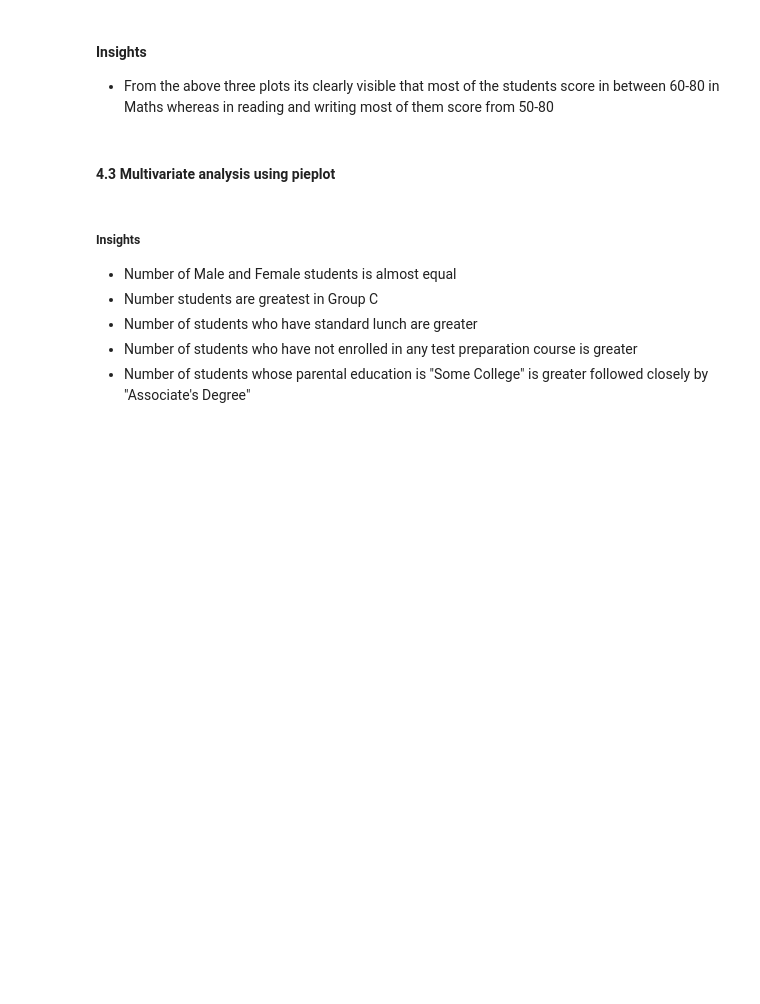
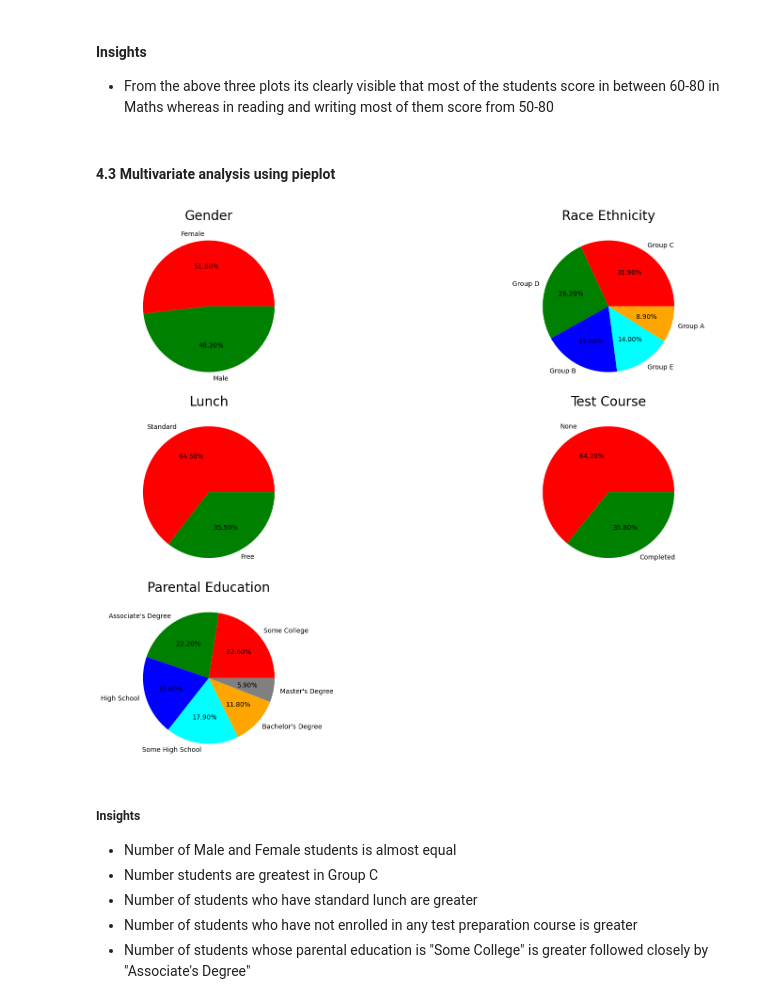
Before and after one commit to SkikriHassane01/Student-Exam-Performance-Predictor-end-to-end-project, a Jupyter notebook: notebook/1 . EDA STUDENT PERFORMANCE .ipynb, the cells around one changed output. Saved outputs shown, nothing was run; the diff lists cells and outputs as text; code cells hidden in the pictures; blank space fills up the shorter version.

```diff
--- a/notebook/1 . EDA STUDENT PERFORMANCE .ipynb
+++ b/notebook/1 . EDA STUDENT PERFORMANCE .ipynb
@@ -389,65 +402,71 @@ plt.show()
 # %% [markdown]
 #### 4.3 Multivariate analysis using pieplot
 # %%
-plt.rcParams['figure.figsize'] = (30, 12)
+plt.rcParams['figure.figsize'] = (18, 12)
 
-plt.subplot(1, 5, 1)
+# pie 1
+plt.subplot(3, 2, 1)
 size = df['gender'].value_counts()
 labels = 'Female', 'Male'
 color = ['red','green']
 
 
-plt.pie(size, colors = color, labels = labels,autopct = '.%2f%%')
+plt.pie(size, colors = color, labels = labels,autopct = '%.2f%%')
 plt.title('Gender', fontsize = 20)
 plt.axis('off')
 
 
-
-plt.subplot(1, 5, 2)
-size = df['race/ethnicity'].value_counts()
+#pie2
+plt.subplot(3, 2, 2)
+size = df['race_ethnicity'].value_counts()
 labels = 'Group C', 'Group D','Group B','Group E','Group A'
 color = ['red', 'green', 'blue', 'cyan','orange']
 
-plt.pie(size, colors = color,labels = labels,autopct = '.%2f%%')
-plt.title('Race/Ethnicity', fontsize = 20)
+plt.pie(size, colors = color,labels = labels,autopct = '%.2f%%')
+plt.title('Race Ethnicity', fontsize = 20)
 plt.axis('off')
 
 
 
-plt.subplot(1, 5, 3)
+#pie3
+plt.subplot(3, 2, 3)
 size = df['lunch'].value_counts()
 labels = 'Standard', 'Free'
 color = ['red','green']
 
-plt.pie(size, colors = color,labels = labels,autopct = '.%2f%%')
+plt.pie(size, colors = color,labels = labels,autopct = '%.2f%%')
 plt.title('Lunch', fontsize = 20)
 plt.axis('off')
 
 
-plt.subplot(1, 5, 4)
-size = df['test preparation course'].value_counts()
+#pie4
+plt.subplot(3, 2, 4)
+size = df['test_preparation_course'].value_counts()
 labels = 'None', 'Completed'
 color = ['red','green']
 
-plt.pie(size, colors = color,labels = labels,autopct = '.%2f%%')
+plt.pie(size, colors = color,labels = labels,autopct = '%.2f%%')
 plt.title('Test Course', fontsize = 20)
 plt.axis('off')
 
 
-plt.subplot(1, 5, 5)
-size = df['parental level of education'].value_counts()
+#pie5
+plt.subplot(3, 2,5)
+size = df['parental_level_of_education'].value_counts()
 labels = 'Some College', "Associate's Degree",'High School','Some High School',"Bachelor's Degree","Master's Degree"
 color = ['red', 'green', 'blue', 'cyan','orange','grey']
 
-plt.pie(size, colors = color,labels = labels,autopct = '.%2f%%')
+plt.pie(size, colors = color,labels = labels,autopct = '%.2f%%')
 plt.title('Parental Education', fontsize = 20)
 plt.axis('off')
 
 
 plt.tight_layout()
 plt.grid()
 
 plt.show()
+# %% [output]
+[figure, added]
 # %% [markdown]
 #####  Insights
 - Number of Male and Female students is almost equal
```
Also changed, not shown: parts of 23 cells of this notebook.
